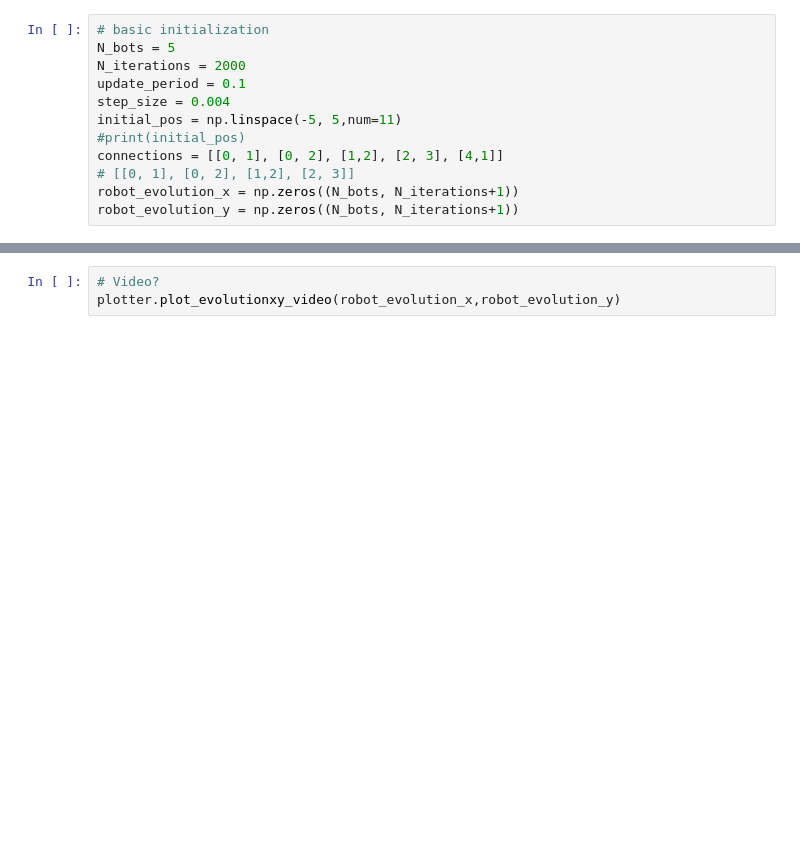
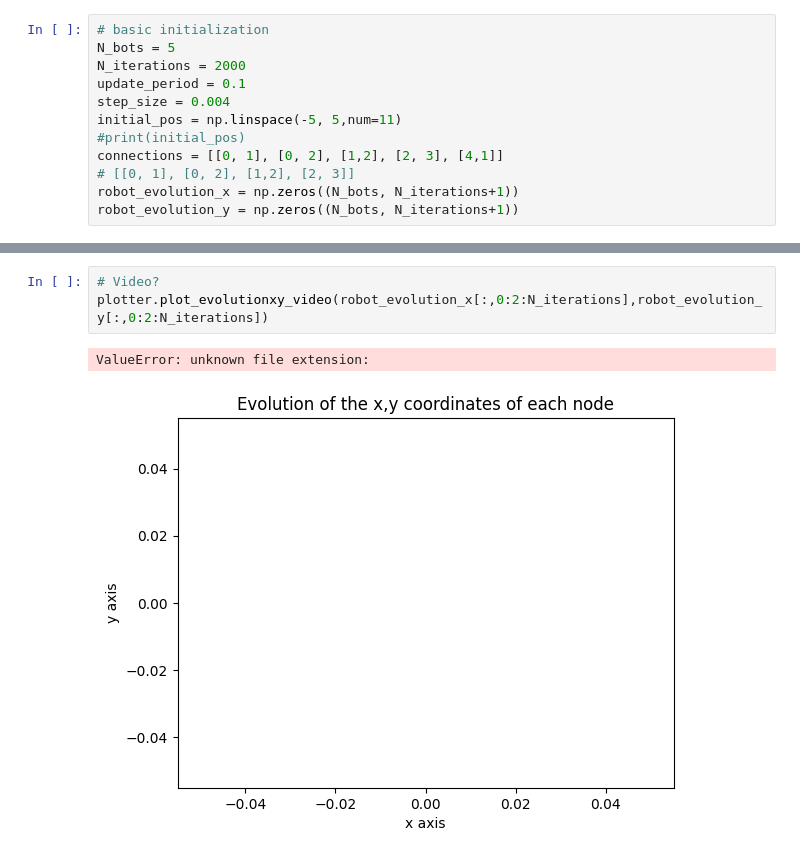
Before and after one commit to albertozafra7/MRS, a Jupyter notebook: Part2_Consensus/Lab/lab2.ipynb, the cells around one changed output, grey strips where cells are left out. Saved outputs shown, nothing was run; the diff lists cells and outputs as text; blank space fills up the shorter version.

```diff
--- a/Part2_Consensus/Lab/lab2.ipynb
+++ b/Part2_Consensus/Lab/lab2.ipynb
@@ -97,3 +72,6 @@ plt.show()
 # %%
 # Video?
-plotter.plot_evolutionxy_video(robot_evolution_x,robot_evolution_y)
+plotter.plot_evolutionxy_video(robot_evolution_x[:,0:2:N_iterations],robot_evolution_y[:,0:2:N_iterations])
+# %% [output]
+ValueError: unknown file extension:
+[figure, added]
```
Also changed, not shown: parts of 6 cells of this notebook, 1 other file.
